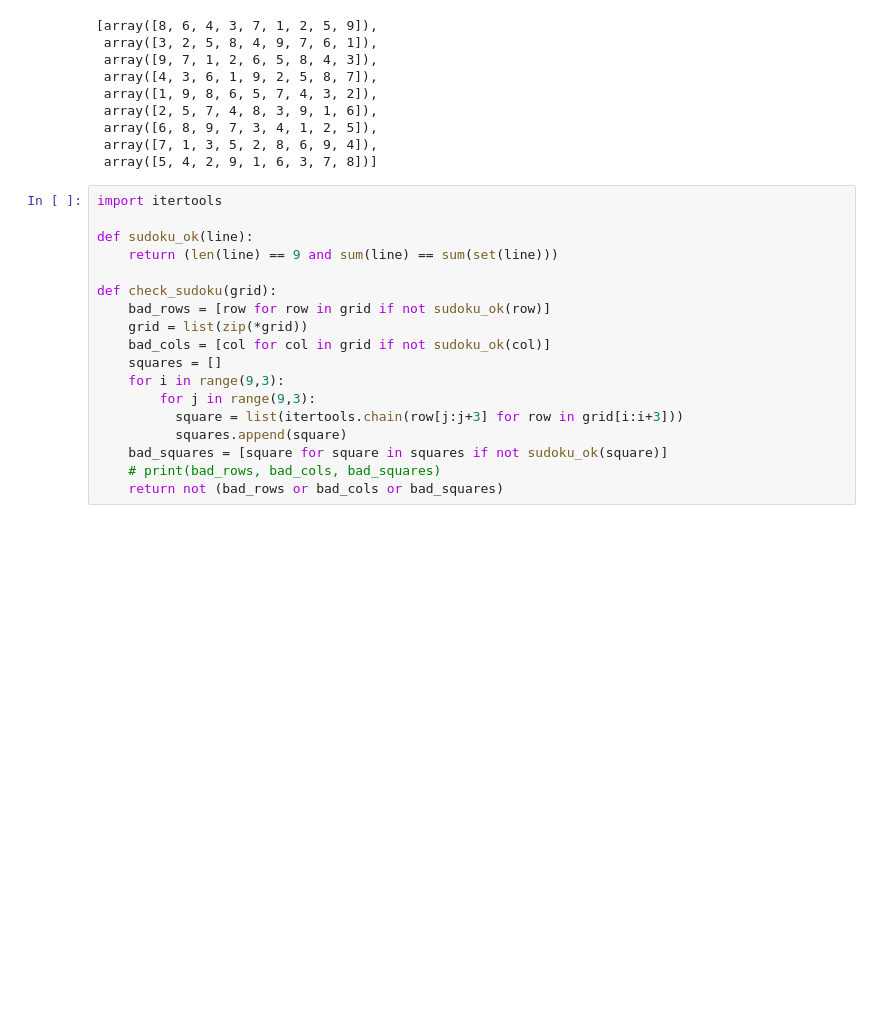
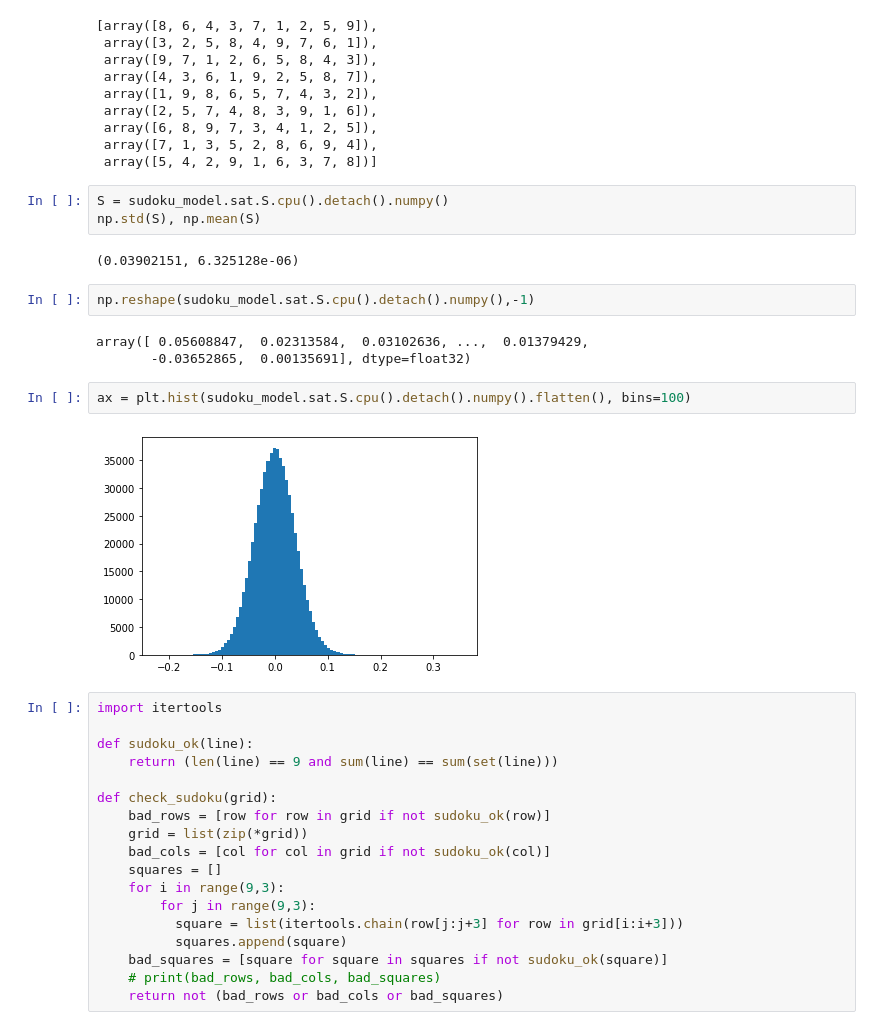
Before and after one commit to paulperry/SATNet, a Jupyter notebook: notebooks/Learning and Solving Sudoku via SATNet.ipynb, the cells around one changed output. Saved outputs shown, nothing was run; the diff lists cells and outputs as text; blank space fills up the shorter version.

```diff
--- a/notebooks/Learning and Solving Sudoku via SATNet.ipynb
+++ b/notebooks/Learning and Solving Sudoku via SATNet.ipynb
@@ -496,6 +496,20 @@ ans
  array([6, 8, 9, 7, 3, 4, 1, 2, 5]),
  array([7, 1, 3, 5, 2, 8, 6, 9, 4]),
  array([5, 4, 2, 9, 1, 6, 3, 7, 8])]
+# %%
+S = sudoku_model.sat.S.cpu().detach().numpy()
+np.std(S), np.mean(S)
+# %% [output]
+(0.03902151, 6.325128e-06)
+# %%
+np.reshape(sudoku_model.sat.S.cpu().detach().numpy(),-1)
+# %% [output]
+array([ 0.05608847,  0.02313584,  0.03102636, ...,  0.01379429,
+       -0.03652865,  0.00135691], dtype=float32)
+# %%
+ax = plt.hist(sudoku_model.sat.S.cpu().detach().numpy().flatten(), bins=100)
+# %% [output]
+[figure, added]
 # %%
 import itertools
 
```
